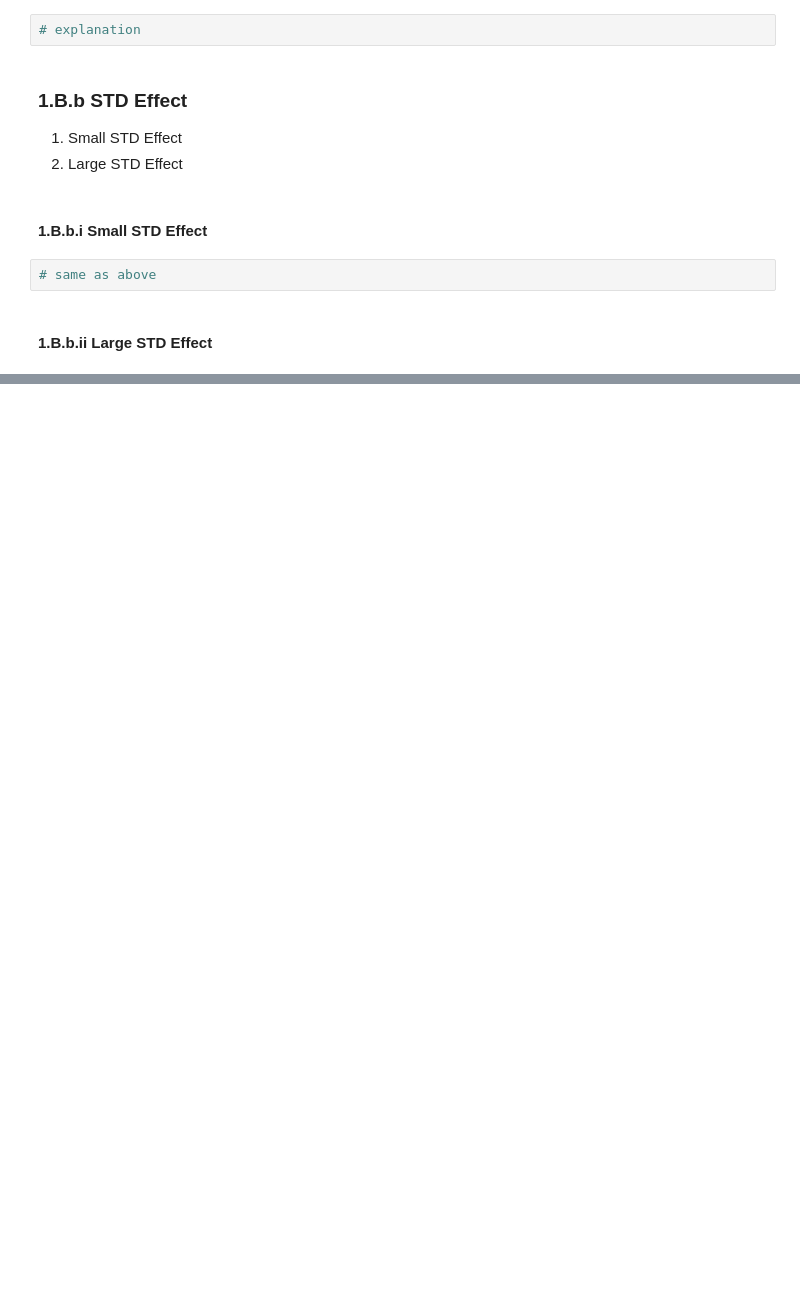
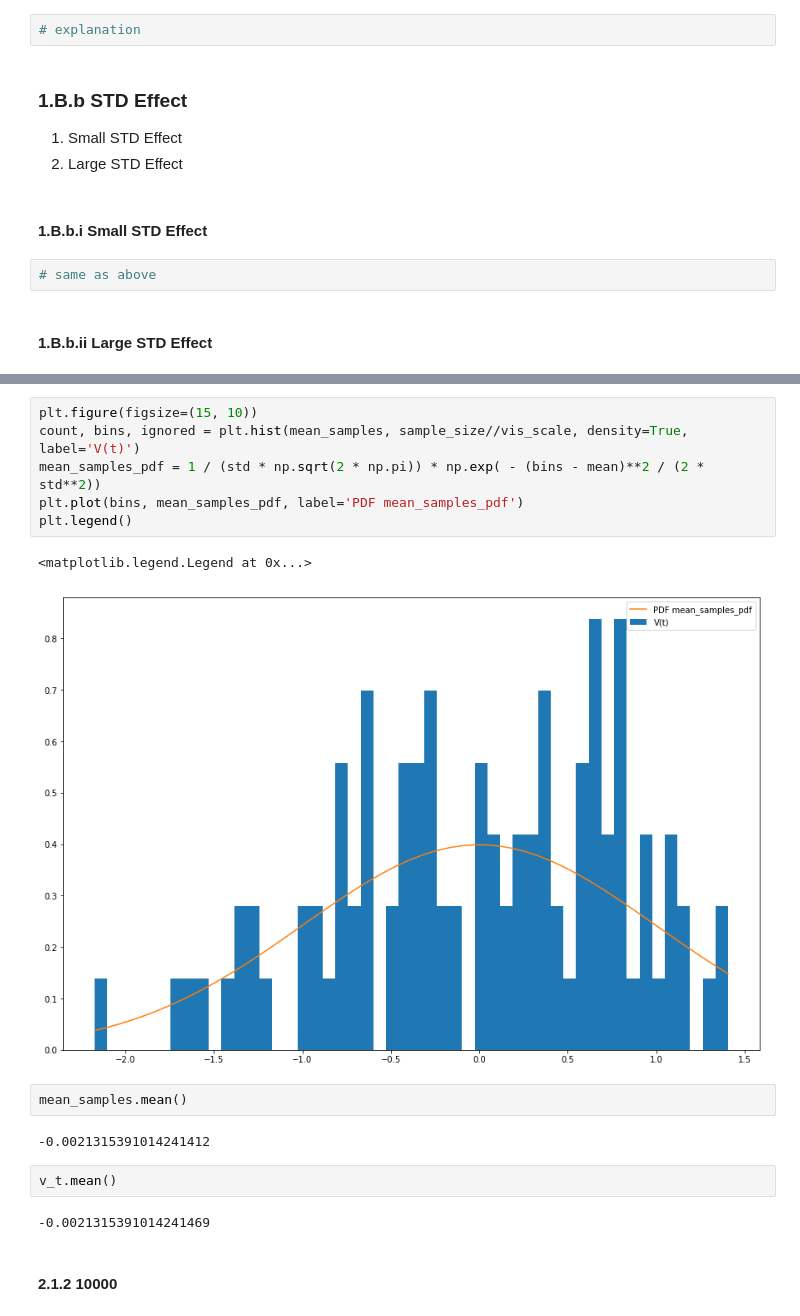
Before and after one commit to Nikronic/stochastic-processes, a Jupyter notebook: Project/project v0.2.ipynb, the cells around one changed output, grey strips where cells are left out. Cells and saved outputs as stored; diff of their text form; blank space fills up the shorter version.

```diff
--- a/Project/project v0.2.ipynb
+++ b/Project/project v0.2.ipynb
@@ -322,0 +316,19 @@ v_t.shape
+# %%
+plt.figure(figsize=(15, 10))
+count, bins, ignored = plt.hist(mean_samples, sample_size//vis_scale, density=True, label='V(t)')
+mean_samples_pdf = 1 / (std * np.sqrt(2 * np.pi)) * np.exp( - (bins - mean)**2 / (2 * std**2))
+plt.plot(bins, mean_samples_pdf, label='PDF mean_samples_pdf')
+plt.legend()
+# %% [output]
+<matplotlib.legend.Legend at 0x...>
+[figure, added]
+# %%
+mean_samples.mean()
+# %% [output]
+-0.0021315391014241412
+# %%
+v_t.mean()
+# %% [output]
+-0.0021315391014241469
+# %% [markdown]
+#### 2.1.2 10000
```
Also changed, not shown: parts of 49 cells of this notebook, 1 other file.
